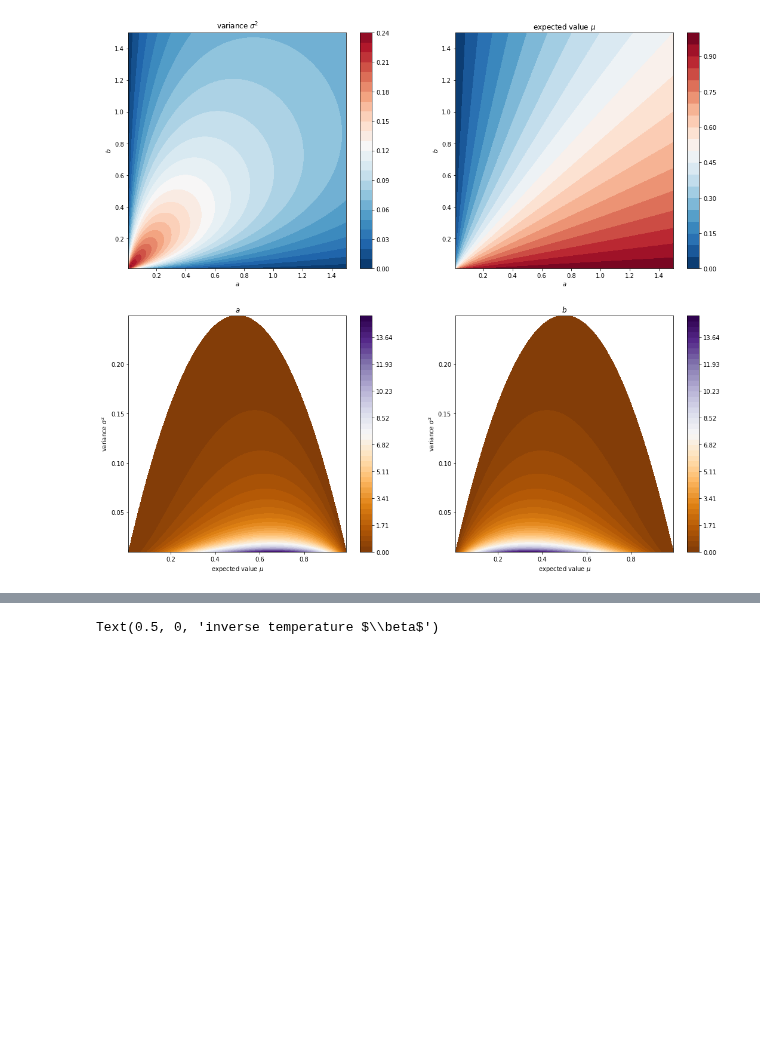
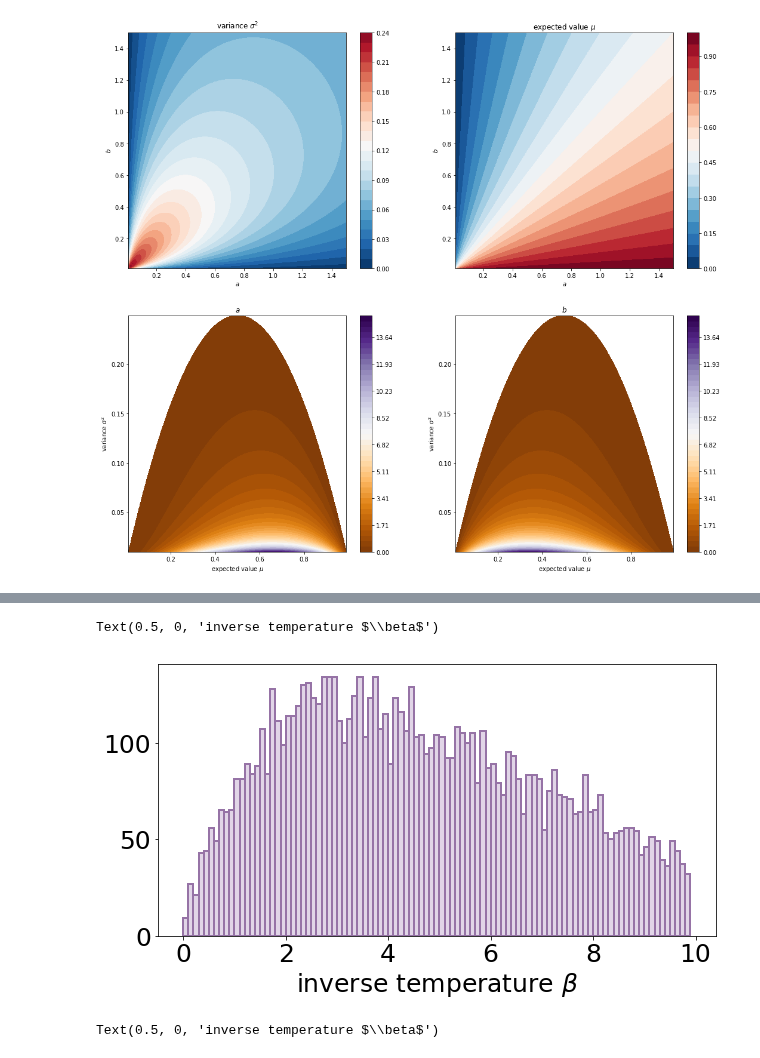
Before and after one commit to kbonna/decidenet, a Jupyter notebook: behavioral_analysis/dn_ba_07_beta_distribution.ipynb, the cells around one changed output, grey strips where cells are left out. Cells and saved outputs as stored; diff of their text form; code cells hidden in the pictures; blank space fills up the shorter version.

```diff
--- a/behavioral_analysis/dn_ba_07_beta_distribution.ipynb
+++ b/behavioral_analysis/dn_ba_07_beta_distribution.ipynb
@@ -97,3 +109,14 @@ Text(0.5, 0, 'learning rate $\\alpha$')
+# %%
+N = 10000
+beta = np.random.gamma(shape=2, scale=3, size=N)
+
+fig, ax = plt.subplots(nrows=1, ncols=1, facecolor='w', figsize=(10, 5))
+ax.hist(beta, bins=np.arange(0, 10, .1),
+        color="#E1D5E7", linewidth=2, edgecolor='#9673A6');
+ax.set_xlabel("inverse temperature " + r"$\beta$")
+# %% [output]
+Text(0.5, 0, 'inverse temperature $\\beta$')
+[figure, added]
 # %%
 # Test different hyperpriors for softmax temperature
 plt.rcParams.update({'font.size': 25})
```
Also changed, not shown: parts of 3 cells of this notebook, 5 other files.
